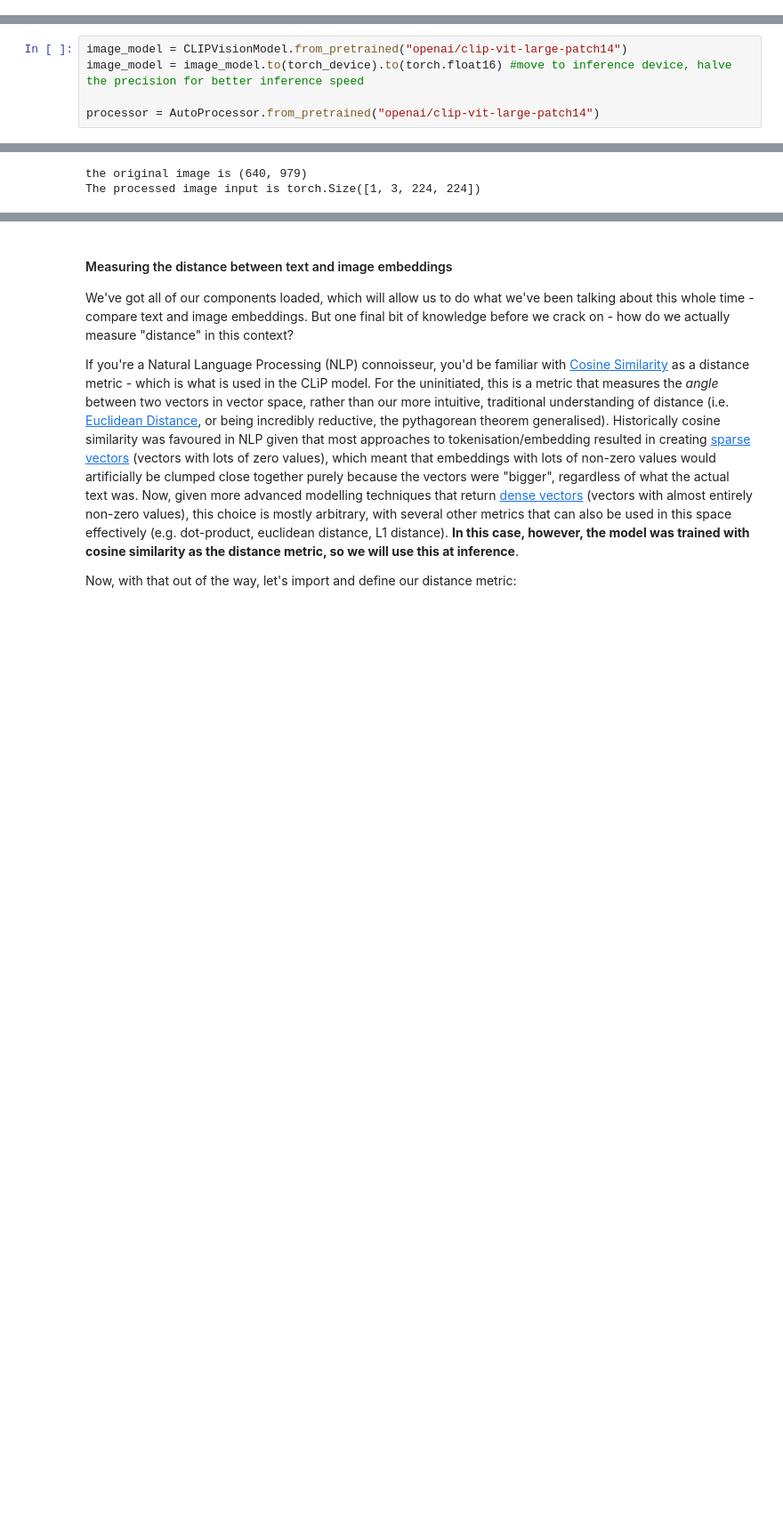
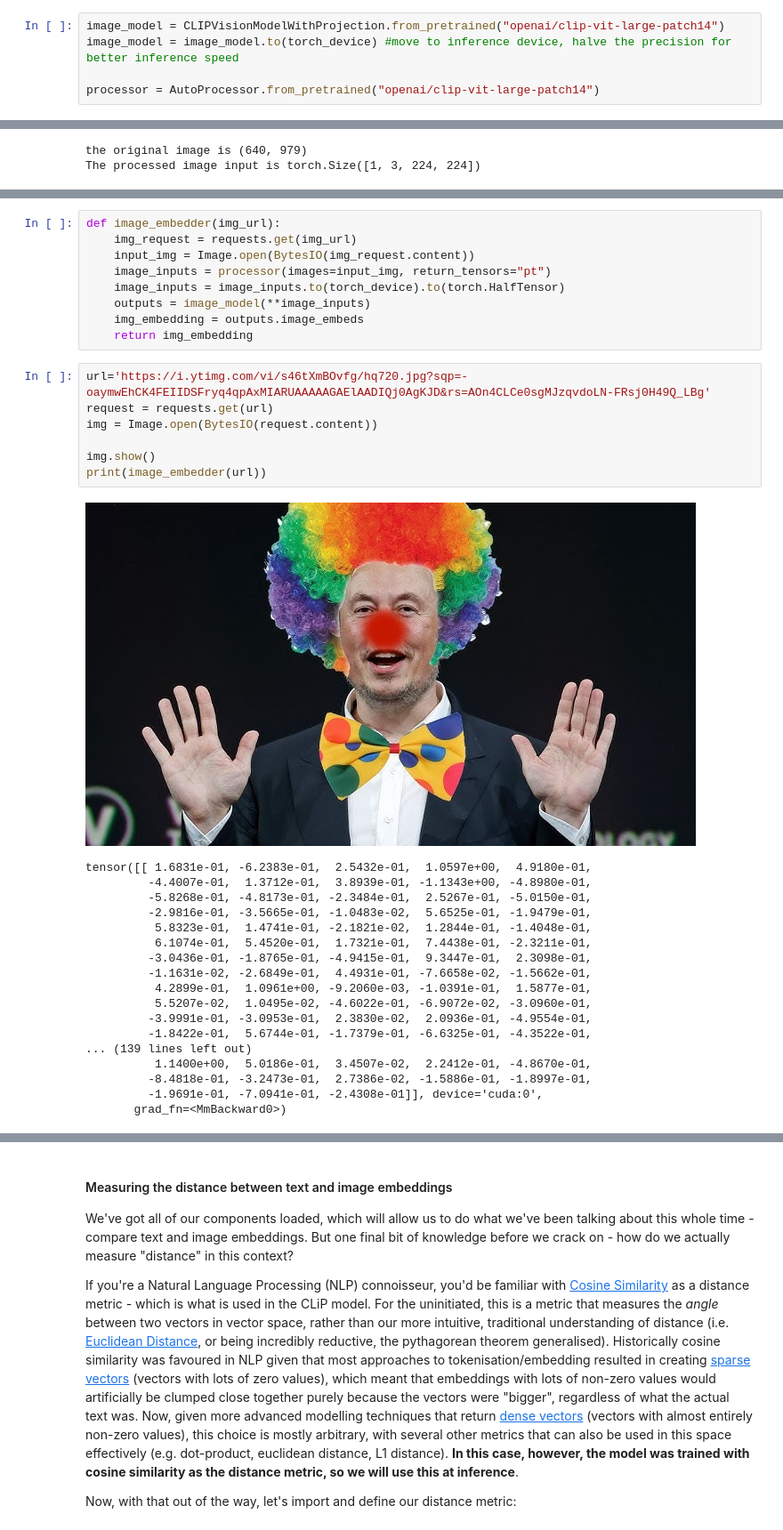
Before and after one commit to WillSH97/stable_diffusion_explainer, a Jupyter notebook: SD_explainer_chapters/2-text_embedder.ipynb, the cells around one changed output, grey strips where cells are left out. Shown at 89% size. Drawn from its saved outputs; the diff is of its cells as text; blank space fills up the shorter version.

```diff
--- a/SD_explainer_chapters/2-text_embedder.ipynb
+++ b/SD_explainer_chapters/2-text_embedder.ipynb
@@ -244,2 +242,7 @@ print(embeddings)
+# %%
+image_model = CLIPVisionModelWithProjection.from_pretrained("openai/clip-vit-large-patch14")
+image_model = image_model.to(torch_device) #move to inference device, halve the precision for better inference speed
+
+processor = AutoProcessor.from_pretrained("openai/clip-vit-large-patch14")
 # %% [markdown]
 Now that we understand the text embedder, let's move on to the Variational AutoEncoder.
@@ -269,8 +249,3 @@ Now let's load the model as well as the image processor - in this case, the imag
-# %%
-image_model = CLIPVisionModel.from_pretrained("openai/clip-vit-large-patch14")
-image_model = image_model.to(torch_device).to(torch.float16) #move to inference device, halve the precision for better inference speed
-
-processor = AutoProcessor.from_pretrained("openai/clip-vit-large-patch14")
 # %% [markdown]
 Now let's load an image to embed - for absolutely no reason, here is a picture of Elon Musk
 # %%
@@ -348,0 +315,35 @@ text_projection_layer = text_encoder_with_projection.text_projection.to(torch_de
+# %%
+def image_embedder(img_url):
+    img_request = requests.get(img_url)
+    input_img = Image.open(BytesIO(img_request.content))
+    image_inputs = processor(images=input_img, return_tensors="pt")
+    image_inputs = image_inputs.to(torch_device).to(torch.HalfTensor)
+    outputs = image_model(**image_inputs)
+    img_embedding = outputs.image_embeds
+    return img_embedding
+# %%
+url='https://i.ytimg.com/vi/s46tXmBOvfg/hq720.jpg?sqp=-oaymwEhCK4FEIIDSFryq4qpAxMIARUAAAAAGAElAADIQj0AgKJD&rs=AOn4CLCe0sgMJzqvdoLN-FRsj0H49Q_LBg'
+request = requests.get(url)
+img = Image.open(BytesIO(request.content))
+
+img.show()
+print(image_embedder(url))
+# %% [output]
+[figure, added]
+tensor([[ 1.6831e-01, -6.2383e-01,  2.5432e-01,  1.0597e+00,  4.9180e-01,
+         -4.4007e-01,  1.3712e-01,  3.8939e-01, -1.1343e+00, -4.8980e-01,
+         -5.8268e-01, -4.8173e-01, -2.3484e-01,  2.5267e-01, -5.0150e-01,
+         -2.9816e-01, -3.5665e-01, -1.0483e-02,  5.6525e-01, -1.9479e-01,
+          5.8323e-01,  1.4741e-01, -2.1821e-02,  1.2844e-01, -1.4048e-01,
+          6.1074e-01,  5.4520e-01,  1.7321e-01,  7.4438e-01, -2.3211e-01,
+         -3.0436e-01, -1.8765e-01, -4.9415e-01,  9.3447e-01,  2.3098e-01,
+         -1.1631e-02, -2.6849e-01,  4.4931e-01, -7.6658e-02, -1.5662e-01,
+          4.2899e-01,  1.0961e+00, -9.2060e-03, -1.0391e-01,  1.5877e-01,
+          5.5207e-02,  1.0495e-02, -4.6022e-01, -6.9072e-02, -3.0960e-01,
+         -3.9991e-01, -3.0953e-01,  2.3830e-02,  2.0936e-01, -4.9554e-01,
+         -1.8422e-01,  5.6744e-01, -1.7379e-01, -6.6325e-01, -4.3522e-01,
+... (139 lines left out)
+          1.1400e+00,  5.0186e-01,  3.4507e-02,  2.2412e-01, -4.8670e-01,
+         -8.4818e-01, -3.2473e-01,  2.7386e-02, -1.5886e-01, -1.8997e-01,
+         -1.9691e-01, -7.0941e-01, -2.4308e-01]], device='cuda:0',
+       grad_fn=<MmBackward0>)
```
Also changed, not shown: parts of 37 cells of this notebook.
